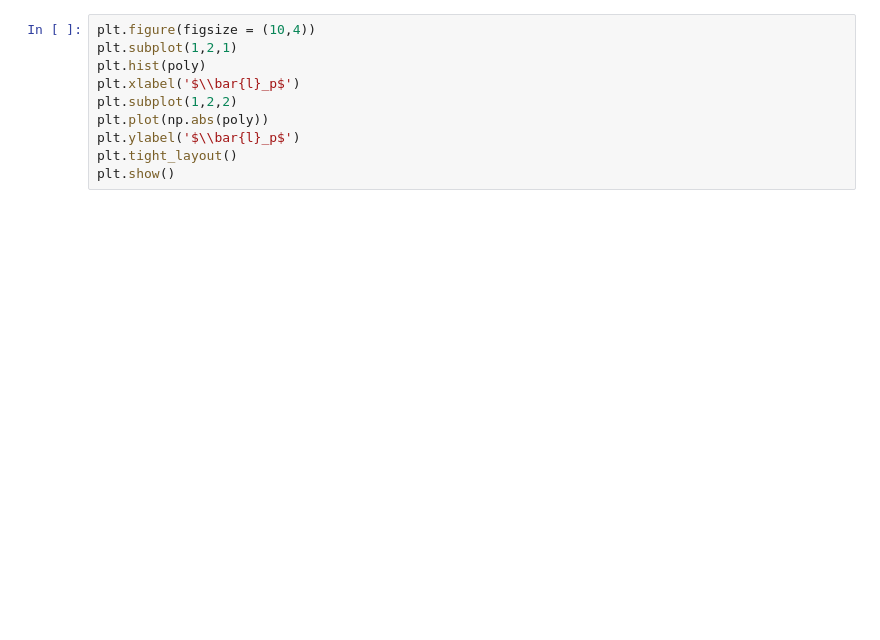
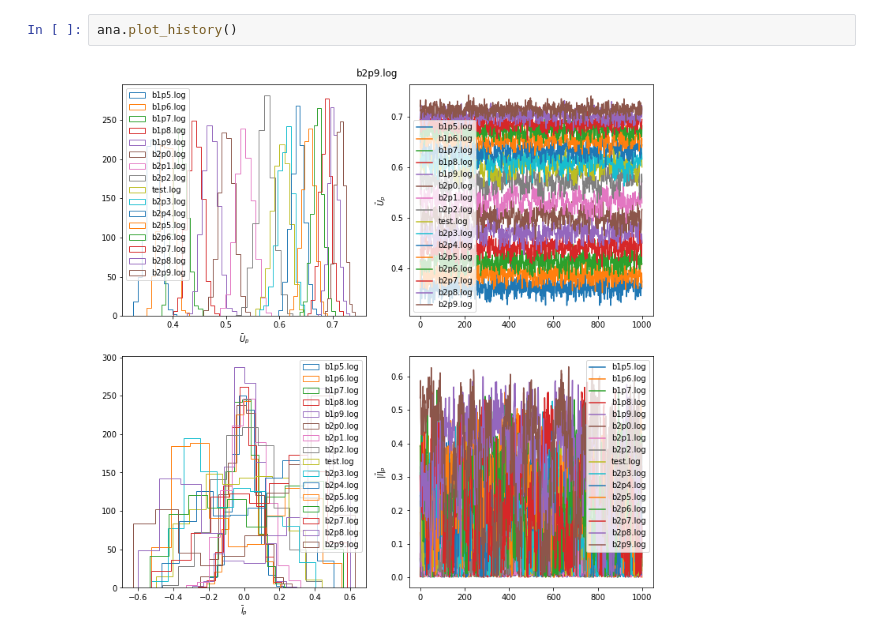
Before and after one commit to dave452/LatticeSU2, a Jupyter notebook: LatticeSU2.ipynb, the cells around one changed output. Cells and saved outputs as stored; diff of their text form; blank space fills up the shorter version.

```diff
--- a/LatticeSU2.ipynb
+++ b/LatticeSU2.ipynb
@@ -189,10 +356,4 @@ plt.show()
 # %%
-plt.figure(figsize = (10,4))
-plt.subplot(1,2,1)
-plt.hist(poly)
-plt.xlabel('$\\bar{l}_p$')
-plt.subplot(1,2,2)
-plt.plot(np.abs(poly))
-plt.ylabel('$\\bar{l}_p$')
-plt.tight_layout()
-plt.show()
+ana.plot_history()
+# %% [output]
+[figure, added]
```
Also changed, not shown: parts of 13 cells of this notebook.
